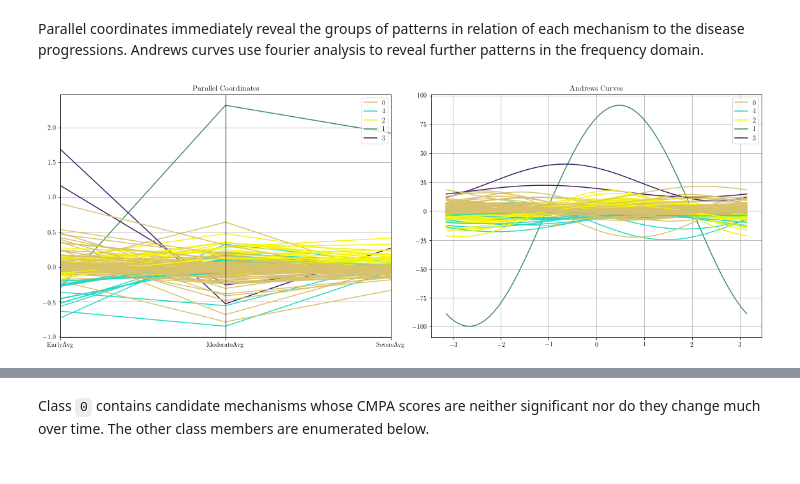
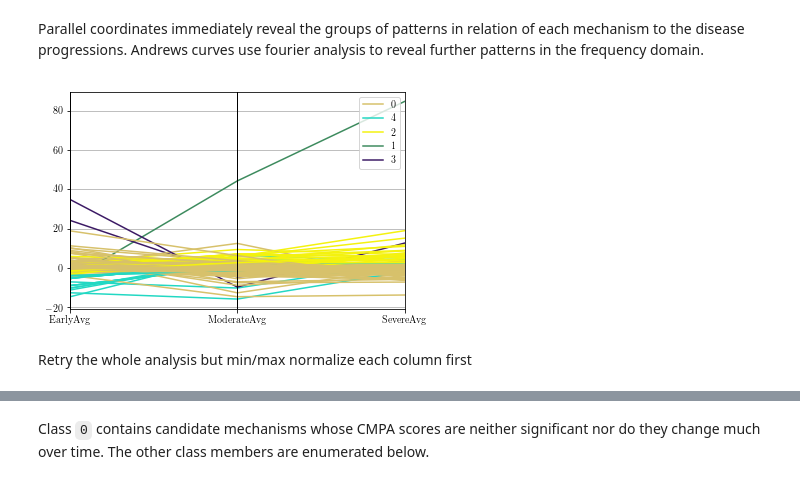
Before and after one commit to pybel/pybel-notebooks, a Jupyter notebook: algorithms/Time Series CMPA.ipynb, the cells around one changed output, grey strips where cells are left out. Drawn from its saved outputs; the diff is of its cells as text; code cells hidden in the pictures.

```diff
--- a/algorithms/Time Series CMPA.ipynb
+++ b/algorithms/Time Series CMPA.ipynb
@@ -104,19 +84,13 @@ km.fit(df[cols])
 df['label'] = km.labels_
 # %% [markdown]
 Parallel coordinates immediately reveal the groups of patterns in relation of each mechanism to the disease progressions. Andrews curves use fourier analysis to reveal further patterns in the frequency domain.
-# %%
-fix, axes = plt.subplots(1, 2, figsize=(16, 6))
-
-axes[0].set_title('Parallel Coordinates')
-parallel_coordinates(df_norm, 'label', ax=axes[0])
-
-axes[1].set_title('Andrews Curves')
-andrews_curves(df[cols + ['label']], 'label', ax=axes[1])
-
-plt.tight_layout()
-plt.show()
-# %% [output]
-[figure, removed]
+# %%
+parallel_coordinates(df[['EarlyAvg', 'ModerateAvg', 'SevereAvg', 'label']], 'label')
+plt.savefig(os.path.join(os.path.expanduser('~'), 'Desktop', 'time_series_pc.pdf'))
+# %% [output]
+[figure, added]
+# %% [markdown]
+Retry the whole analysis but min/max normalize each column first
 # %%
 df_norm = df[cols].apply(lambda x: (x - np.min(x)) / (np.max(x) - np.min(x)))
 
```
Also changed, not shown: parts of 17 cells of this notebook, 9 other files.
